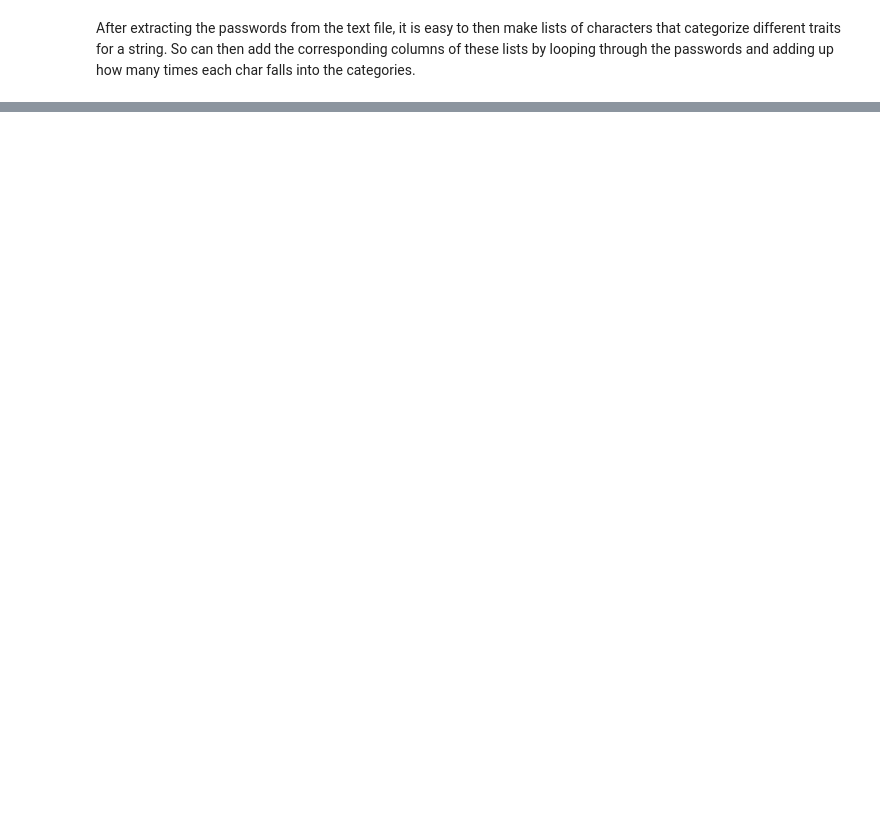
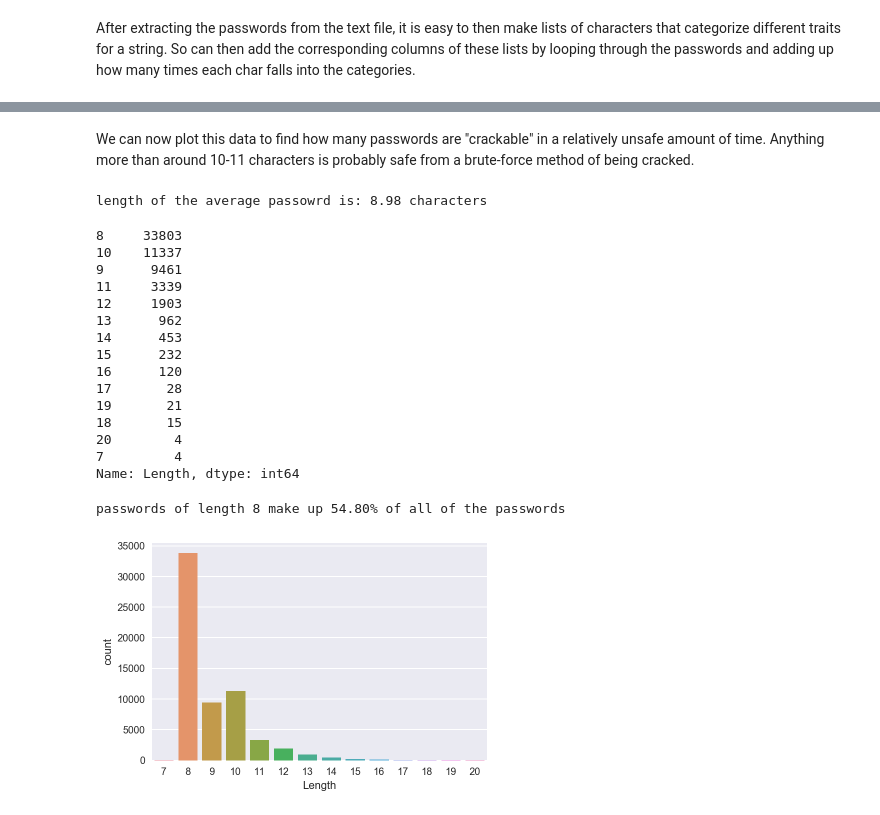
Before and after one commit to yatin-kapur/password-analysis, a Jupyter notebook: password analysis.ipynb, the cells around one changed output, grey strips where cells are left out. Cells and saved outputs as stored; diff of their text form; code cells hidden in the pictures; blank space fills up the shorter version.

```diff
--- a/password analysis.ipynb
+++ b/password analysis.ipynb
@@ -37,8 +37,10 @@ So if I don't change my password every 3 or so years, it could potentially be ha
 # %%
 import pandas as pd
 import numpy as np
+import matplotlib
 from matplotlib import pyplot as plt
 %matplotlib inline
+%config InlineBackend.figure_format = 'retina'
 import seaborn as sns
 
 # define function to check for how long it would take to generate passowrd of n characters
@@ -50,13 +52,14 @@ def guess(n):
     total = pos * elapsed # total time taken
     days = total / 86400 # seconds to days conversion
     years = days / 365 # days to years conversion
-    num_chars.append(n)
-    pass_speeds.append(years)
+    years = float("{0:.2f}".format(years))
+    num_chars.append(str(n) + " characters")
+    pass_speeds.append(str(years) + " years")
+
 
 # call function from ranges of 5 to 12 to populate dictionary with values
 for i in range(5,13):
     guess(i)
 
 # create data frame with speeds of corresponding password lengths
-speeds = pd.DataFrame({"speed (years)": pass_speeds, "length of password (chars)": num_chars})
-print(speeds)
+speeds = pd.DataFrame({"time taken to crack": pass_speeds, "length of password": num_chars})
@@ -137,0 +198,28 @@ p["Lowercase"] = pd.Series(lower)
+# %% [markdown]
+We can now plot this data to find how many passwords are "crackable" in a relatively unsafe amount of time. Anything more than around 10-11 characters is probably safe from a brute-force method of being cracked.
+# %%
+# graping with seaborn
+sns.countplot(data=p, x="Length")
+print("length of the average passowrd is: {0:.2f} characters".format(np.mean(p.Length)))
+occ = p.Length.value_counts()
+display(occ)
+print("passwords of length 8 make up {0:.2f}% of all of the passwords".format(100*occ[8]/len(p)))
+# %% [output]
+length of the average passowrd is: 8.98 characters
+8     33803
+10    11337
+9      9461
+11     3339
+12     1903
+13      962
+14      453
+15      232
+16      120
+17       28
+19       21
+18       15
+20        4
+7         4
+Name: Length, dtype: int64
+passwords of length 8 make up 54.80% of all of the passwords
+[figure, added]
```
Also changed, not shown: parts of 12 cells of this notebook.
